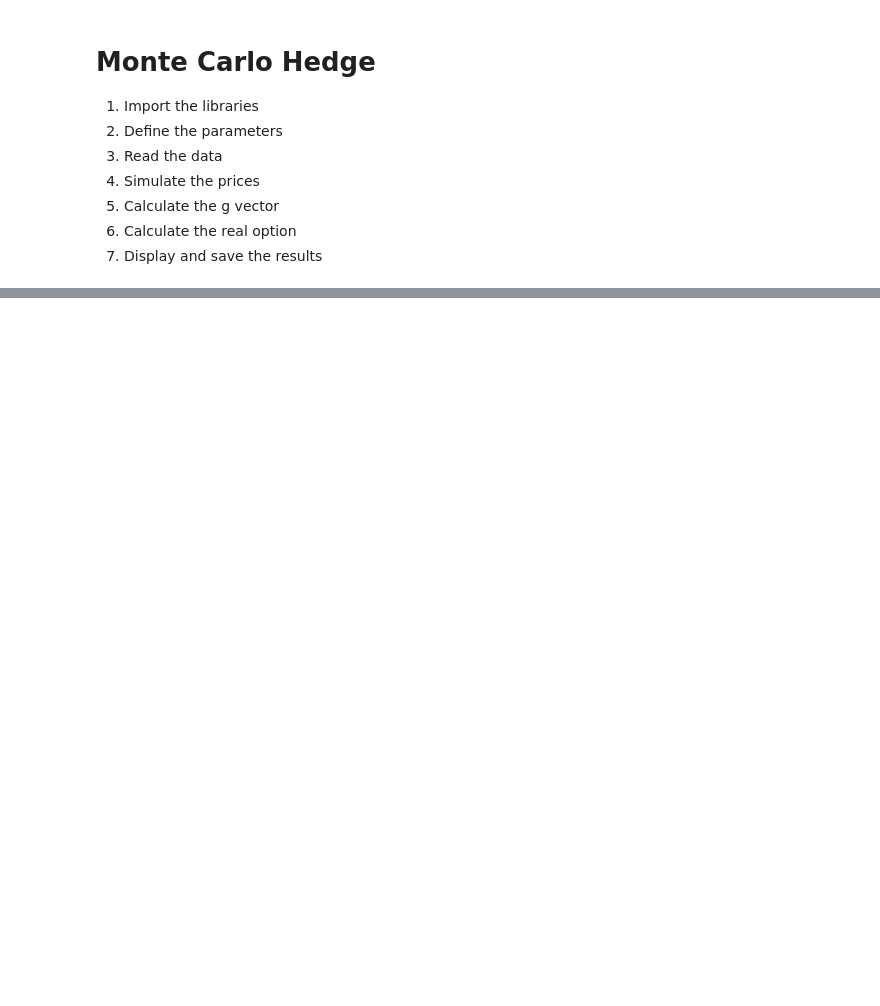
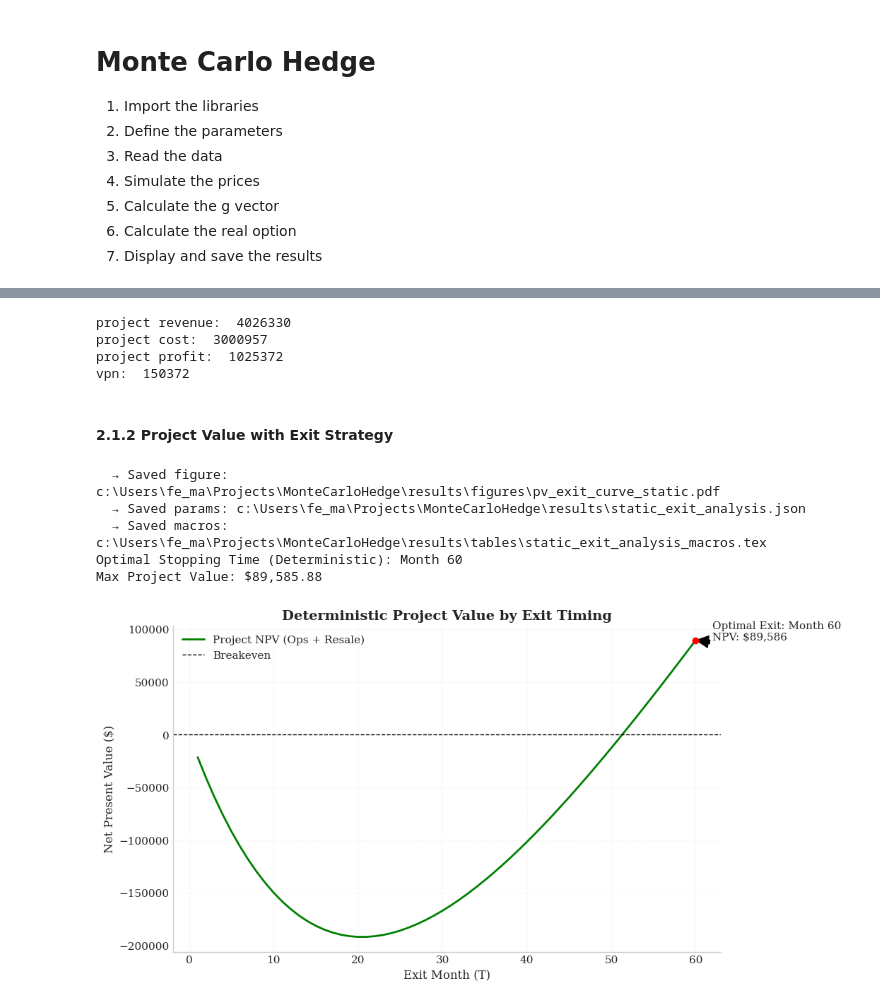
Before and after one commit to amacias-afma/montecarlohedge, a Jupyter notebook: notebooks/main.ipynb, the cells around one changed output, grey strips where cells are left out. Cells and saved outputs as stored; diff of their text form; code cells hidden in the pictures; blank space fills up the shorter version.

```diff
--- a/notebooks/main.ipynb
+++ b/notebooks/main.ipynb
@@ -432,0 +192,78 @@ intrinsic_results['margrabe_3']
+# %%
+print('project revenue: ', int(project_duration / days_in_month * monthly_revenue))
+print('project cost: ', int(project_duration / days_in_month * monthly_hosting_cost))
+print('project profit: ', int(project_duration / days_in_month * (monthly_revenue - monthly_hosting_cost)))
+print('vpn: ', int(project_duration / days_in_month * (monthly_revenue - monthly_hosting_cost)- total_capex))
+# %% [output]
+project revenue:  4026330
+project cost:  3000957
+project profit:  1025372
+vpn:  150372
+# %% [markdown]
+#### 2.1.2 Project Value with Exit Strategy
+# %%
+# --- Deterministic Project Value with Exit Strategy ---
+
+# We assume the 'net_monthly_profit' calculated in the Base Case remains constant
+n_months_proj = 5 * 12
+projected_cfs = np.full(n_months_proj, net_monthly_profit)
+
+# 2. Depreciation Parameters
+# FIX: Use 'miner_price' instead of 'miner_cost'
+miner_capex = n_miners * miner_price
+infra_capex = total_capex - miner_capex # This will be 0 in the Hybrid model, which is correct
+
+depreciation_miner_monthly = 0.04  # 4% value loss per month
+depreciation_infra_monthly = 0.01  # 1% value loss per month
+
+possible_exits = np.arange(1, n_months_proj + 1)
+pv_exit_curve = []
+
+# Monthly Discount Rate (derived from annual rho)
+# Fallback to 0.05 if other_params is not defined from previous cells
+r_annual = other_params['rho'] if 'other_params' in locals() else 0.05
+r_monthly = r_annual / 12
+
+for T in possible_exits:
+    # A. Discounted Cash Flows from operations (t=1 to T)
+    cfs = projected_cfs[:T]
+    discounts = (1 + r_monthly) ** np.arange(1, T + 1)
+    pv_operations = np.sum(cfs / discounts)
+
+    # B. Salvage Value at T (Discounted back to t=0)
+    # Remaining Book Value
+    rem_value_miners = miner_capex * ((1 - depreciation_miner_monthly) ** T)
+    rem_value_infra = infra_capex * ((1 - depreciation_infra_monthly) ** T)
+    salvage_value = rem_value_miners + rem_value_infra
+
+    # Discount the salvage value received at time T
+    pv_salvage = salvage_value / ((1 + r_monthly) ** T)
+
+    # C. Total Project NPV if we stop at T
+    total_npv = pv_operations + pv_salvage - total_capex
+    pv_exit_curve.append(total_npv)
+
+pv_exit_curve = np.array(pv_exit_curve)
+
+# 3. Find Optimal Static Exit
+optimal_exit_month = np.argmax(pv_exit_curve) + 1
+max_project_value = pv_exit_curve[optimal_exit_month - 1]
+vs.plot_project_value(possible_exits, pv_exit_curve, max_project_value, optimal_exit_month)
+
+
+exit_vars = {
+    "StaticExitMonth": f"{optimal_exit_month}",
+    "StaticMaxPV": f"{max_project_value:,.0f}",
+    "SalvageDeprRate": f"{depreciation_miner_monthly*100:.0f}\\%"
+}
+export_params(exit_vars, "static_exit_analysis")
+
+print(f"Optimal Stopping Time (Deterministic): Month {optimal_exit_month}")
+print(f"Max Project Value: ${max_project_value:,.2f}")
+# %% [output]
+  → Saved figure: c:\Users\fe_ma\Projects\MonteCarloHedge\results\figures\pv_exit_curve_static.pdf
+  → Saved params: c:\Users\fe_ma\Projects\MonteCarloHedge\results\static_exit_analysis.json
+  → Saved macros: c:\Users\fe_ma\Projects\MonteCarloHedge\results\tables\static_exit_analysis_macros.tex
+Optimal Stopping Time (Deterministic): Month 60
+Max Project Value: $89,585.88
+[figure, added]
```
Also changed, not shown: parts of 93 cells of this notebook, 5 other files.
